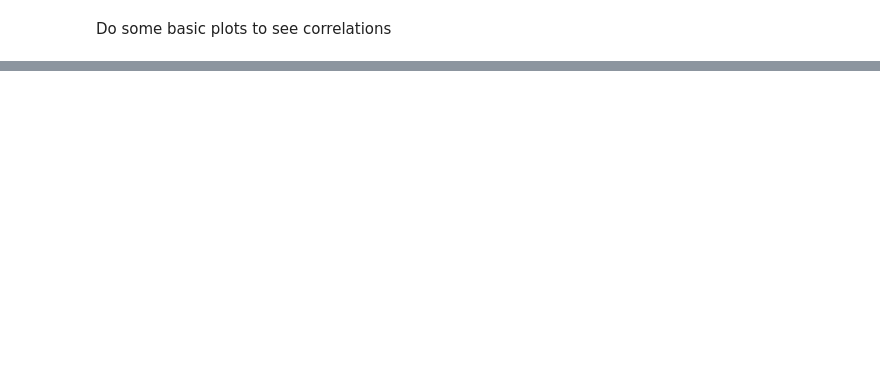
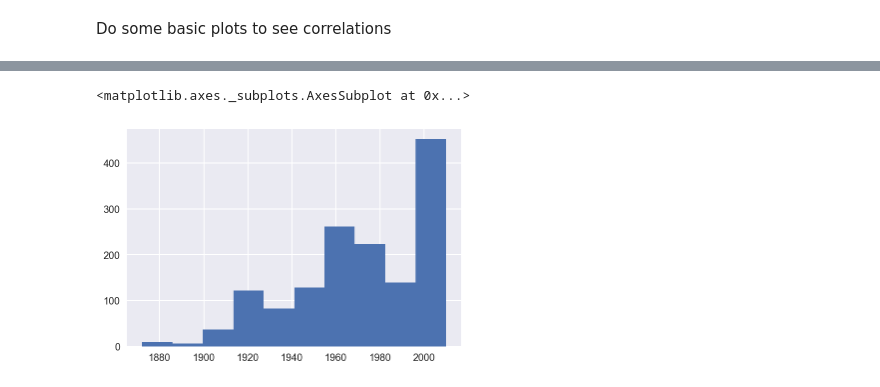
Before and after one commit to wangzining/Housing-Price, a Jupyter notebook: view.ipynb, the cells around one changed output, grey strips where cells are left out. Saved outputs shown, nothing was run; the diff lists cells and outputs as text; code cells hidden in the pictures; blank space fills up the shorter version.

```diff
--- a/view.ipynb
+++ b/view.ipynb
@@ -73,0 +135,6 @@ corrmat
+# %%
+core_attributes = []
+for x in most_correlated.index:
+    core_attributes.append(x)
+train_core = train[[x for x in core_attributes]]
+train_core
@@ -73,0 +160,7 @@ corrmat
+# %%
+train_core = pd.get_dummies(train_core)
+train_core = train_core.fillna(train_core.mean())
+train_core['YearBuilt'].hist()
+# %% [output]
+<matplotlib.axes._subplots.AxesSubplot at 0x...>
+[figure, added]
```
Also changed, not shown: parts of 6 cells of this notebook.
